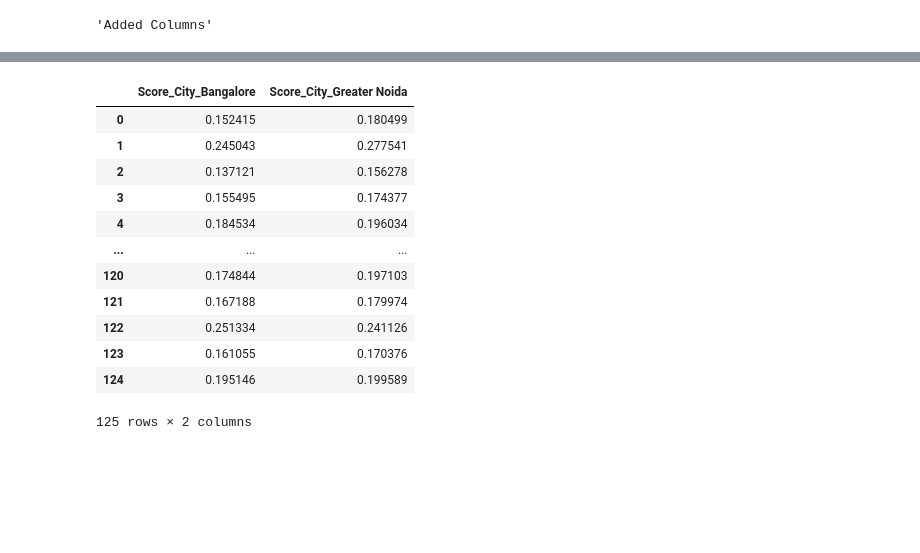
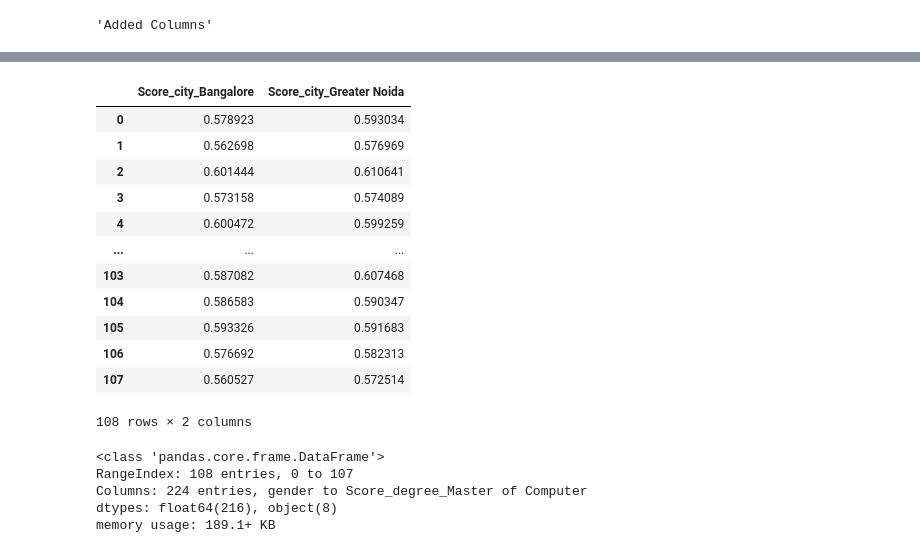
Before and after one commit to Ajay-TR/tr-bias-governance, a Jupyter notebook: data_augmentation.ipynb, the cells around one changed output, grey strips where cells are left out. Cells and saved outputs as stored; diff of their text form; code cells hidden in the pictures; blank space fills up the shorter version.

```diff
--- a/data_augmentation.ipynb
+++ b/data_augmentation.ipynb
@@ -21,6 +21,8 @@ df.head()
 | 2 | Male | Bachelor of Engineering | Bharathiyar University | 1982 | Bangalore | infinite computer solution | 0 | GREATER THAN 10 YEAR | [Human Resources Management Syste... | ... |
 | 3 | NaN | Bachelor of Technology | Jawaharlal Nehru technological Un... | NaN | NaN | for Five | 0 | 3-5 YEAR | [Confident, Manhattan Warehouse M... | ... |
 | 4 | NaN | Master of Computer Applications | Telangana University | NaN | NaN | Cybage Software Pvt Ltd | 0 | GREATER THAN 10 YEAR | [Hard Working, Independent, Mirro... | ... |
+# %%
+df = df[df['gender'] != 'MALE']
 # %%
 df.shape
 # %% [output]
@@ -246,33 +264,3 @@ find_score('gender')
 find_score('city')
 # %% [output]
 'Added Columns'
-# %%
-for val in ['Hindu', 'Muslim', 'Sikh', 'Chsristian', 'Jain', 'Budhh', 'Jew']:
-    if val == np.nan:
-      continue
-    temp_df = df.copy()
-    temp_df['Religion'] = val
-    resume_data = create_info_text(temp_df[['age', 'city', 'gender', 'institute', 'degree',
-       'employer', 'experience', 'Religion']])
-    data = {
-      "queryDocumentString": jd,
-      "documentStrings": resume_data
-    }
-    response = requests.post(url, json=data)
-    scores = eval(response.text)['similarities']
-    df["Score_{}_{}".format('Religion', val)] = scores
-# %%
-for val in ['B.Tech', 'B.E', 'B.Com', 'B.A', 'B.B.A', 'B.Sc', 'M.Tech', 'M.Sc', 'M.B.A', 'M.Com']:
-    if val == np.nan:
-      continue
-    temp_df = df.copy()
-    temp_df['Degree'] = val
-    resume_data = create_info_text(temp_df[['age', 'city', 'gender', 'institute', 'degree',
-       'employer', 'experience']])
-    data = {
-      "queryDocumentString": jd,
-      "documentStrings": resume_data
-    }
-    response = requests.post(url, json=data)
-    scores = eval(response.text)['similarities']
-    df["Score_{}_{}".format('Degree', val)] = scores
@@ -322,16 +317,16 @@ Index(['Name', 'Age', 'City', 'Gender', 'UG_College', 'PG_College', 'Degree',
 # %%
-df[['Score_City_Bangalore', 'Score_City_Greater Noida']]
+df[['Score_city_Bangalore', 'Score_city_Greater Noida']]
 # %% [output]
-|  | Score_City_Bangalore | Score_City_Greater Noida |
-| 0 | 0.152415 | 0.180499 |
-| 1 | 0.245043 | 0.277541 |
-| 2 | 0.137121 | 0.156278 |
-| 3 | 0.155495 | 0.174377 |
-| 4 | 0.184534 | 0.196034 |
+|  | Score_city_Bangalore | Score_city_Greater Noida |
+| 0 | 0.578923 | 0.593034 |
+| 1 | 0.562698 | 0.576969 |
+| 2 | 0.601444 | 0.610641 |
+| 3 | 0.573158 | 0.574089 |
+| 4 | 0.600472 | 0.599259 |
 | ... | ... | ... |
-| 120 | 0.174844 | 0.197103 |
-| 121 | 0.167188 | 0.179974 |
-| 122 | 0.251334 | 0.241126 |
-| 123 | 0.161055 | 0.170376 |
-| 124 | 0.195146 | 0.199589 |
+| 103 | 0.587082 | 0.607468 |
+| 104 | 0.586583 | 0.590347 |
+| 105 | 0.593326 | 0.591683 |
+| 106 | 0.576692 | 0.582313 |
+| 107 | 0.560527 | 0.572514 |
-125 rows × 2 columns
+108 rows × 2 columns
@@ -337,0 +340,8 @@ df[['Score_City_Bangalore', 'Score_City_Greater Noida']]
+# %%
+df.info()
+# %% [output]
+<class 'pandas.core.frame.DataFrame'>
+RangeIndex: 108 entries, 0 to 107
+Columns: 224 entries, gender to Score_degree_Master of Computer
+dtypes: float64(216), object(8)
+memory usage: 189.1+ KB
```
Also changed, not shown: parts of 13 cells of this notebook.
